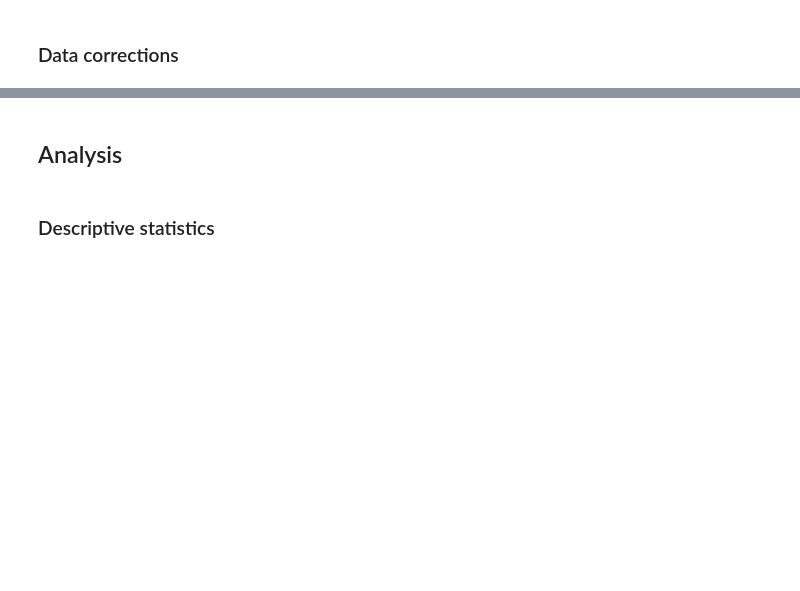
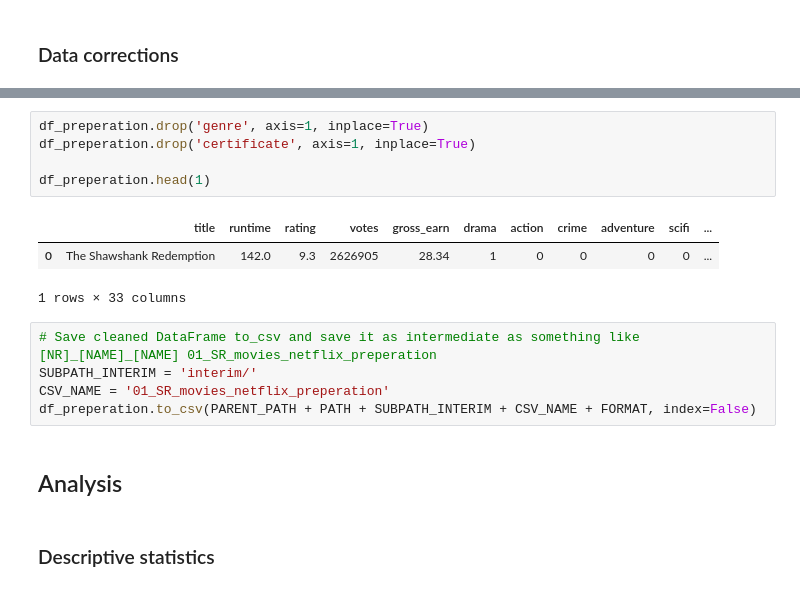
Before and after one commit to juliankulinsky/adst, a Jupyter notebook: notebooks/draft-analysis.ipynb, the cells around one changed output, grey strips where cells are left out. Drawn from its saved outputs; the diff is of its cells as text; blank space fills up the shorter version.

```diff
--- a/notebooks/draft-analysis.ipynb
+++ b/notebooks/draft-analysis.ipynb
@@ -62,3 +394,17 @@ These include 1) licences for films that Netflix does not yet have in its portfo
+# %%
+df_preperation.drop('genre', axis=1, inplace=True)
+df_preperation.drop('certificate', axis=1, inplace=True)
+
+df_preperation.head(1)
+# %% [output]
+|  | title | runtime | rating | votes | gross_earn | drama | action | crime | adventure | scifi | ... |
+| 0 | The Shawshank Redemption | 142.0 | 9.3 | 2626905 | 28.34 | 1 | 0 | 0 | 0 | 0 | ... |
+1 rows × 33 columns
+# %%
+# Save cleaned DataFrame to_csv and save it as intermediate as something like [NR]_[NAME]_[NAME] 01_SR_movies_netflix_preperation
+SUBPATH_INTERIM = 'interim/'
+CSV_NAME = '01_SR_movies_netflix_preperation'
+df_preperation.to_csv(PARENT_PATH + PATH + SUBPATH_INTERIM + CSV_NAME + FORMAT, index=False)
 # %% [markdown]
 ## Analysis
 # %% [markdown]
```
Also changed, not shown: parts of 24 cells of this notebook.
